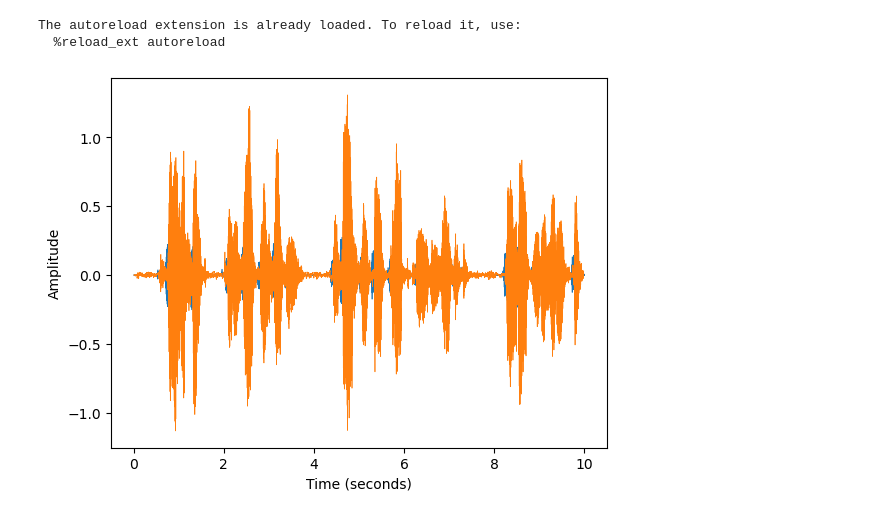
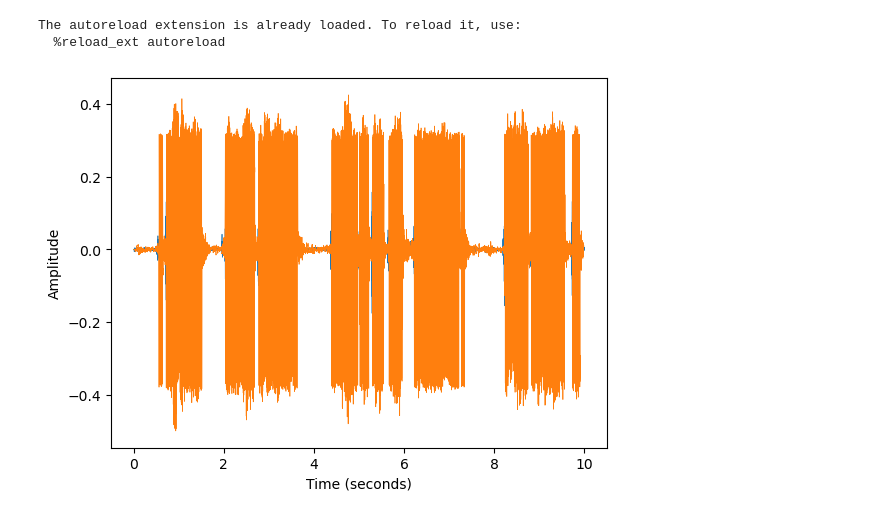
Before and after one commit to maxsolomonhenry/mbe, a Jupyter notebook: main.ipynb, the cells around one changed output. Saved outputs shown, nothing was run; the diff lists cells and outputs as text; code cells hidden in the pictures.

```diff
--- a/main.ipynb
+++ b/main.ipynb
@@ -25,8 +25,9 @@ block_size = 2048
 
 frame_size = 512
 num_overlap = 4
+num_partials = 4
 
-buffer = mbe.Mbe(frame_size, num_overlap, sr)
+buffer = mbe.Mbe(frame_size, num_overlap, num_partials, sr)
 
 num_blocks = len(x) // block_size
 
@@ -34,33 +35,33 @@ y = []
 p_in = 0
 p_out = p_in + block_size
 for i in range(num_blocks):
     block = x[p_in:p_out].copy()
 
     block = buffer.process_block(block)
 
     y.append(block)
 
     p_in += block_size
     p_out += block_size
 
 y = np.concatenate(y)
 
 plot_signal(x, sr)
 plot_signal(y, sr)
 plt.show()
 
 ipd.display(ipd.Audio(x, rate=sr))
 ipd.display(ipd.Audio(y, rate=sr))
 
 f0_prediction = buffer.get_debug()
 
 if not f0_prediction.size == 0:
     plt.plot(f0_prediction)
     y += mbe.util.synthesize_f0(f0_prediction, sr / (frame_size / num_overlap), sr)
     ipd.display(ipd.Audio(y, rate=sr))
 
 plt.show()
 # %% [output]
-[figure, old version]
+[figure, new version]
 [interactive output not drawn]
 [interactive output not drawn]
```
Also changed, not shown: 2 other files.
